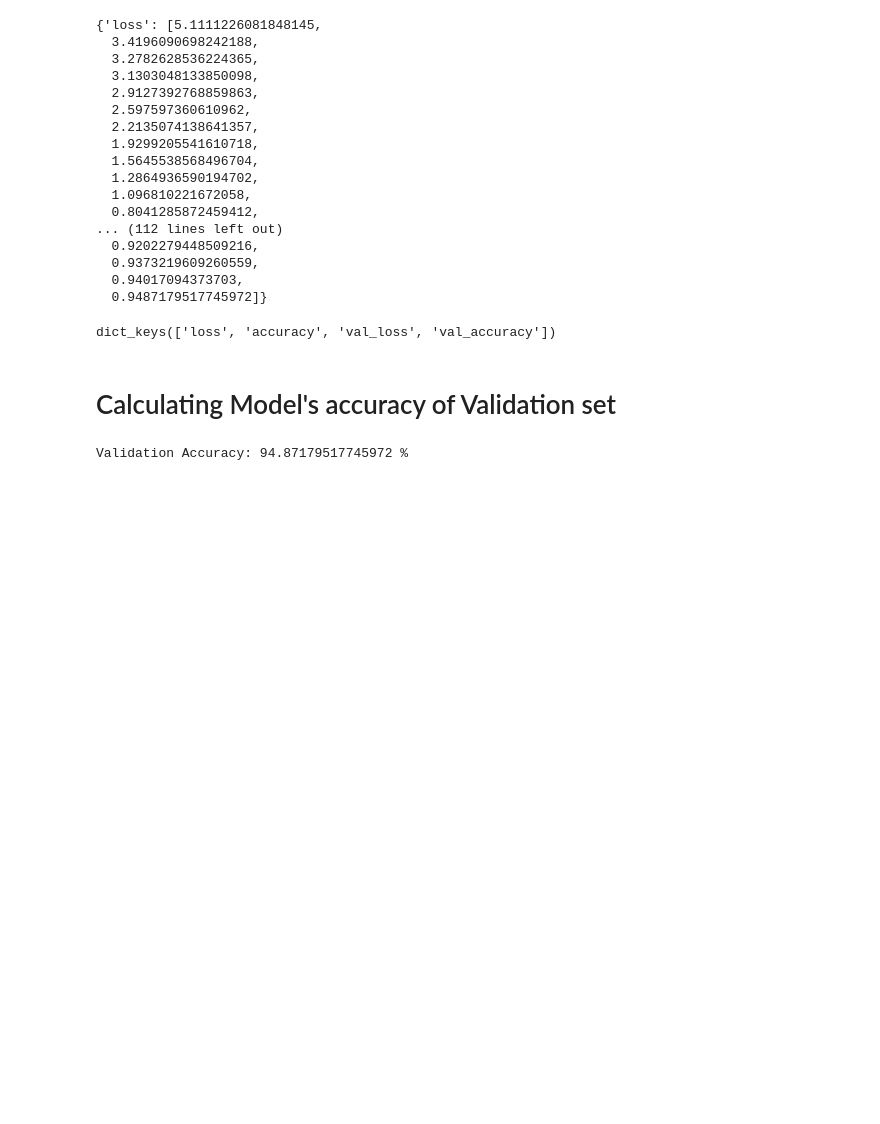
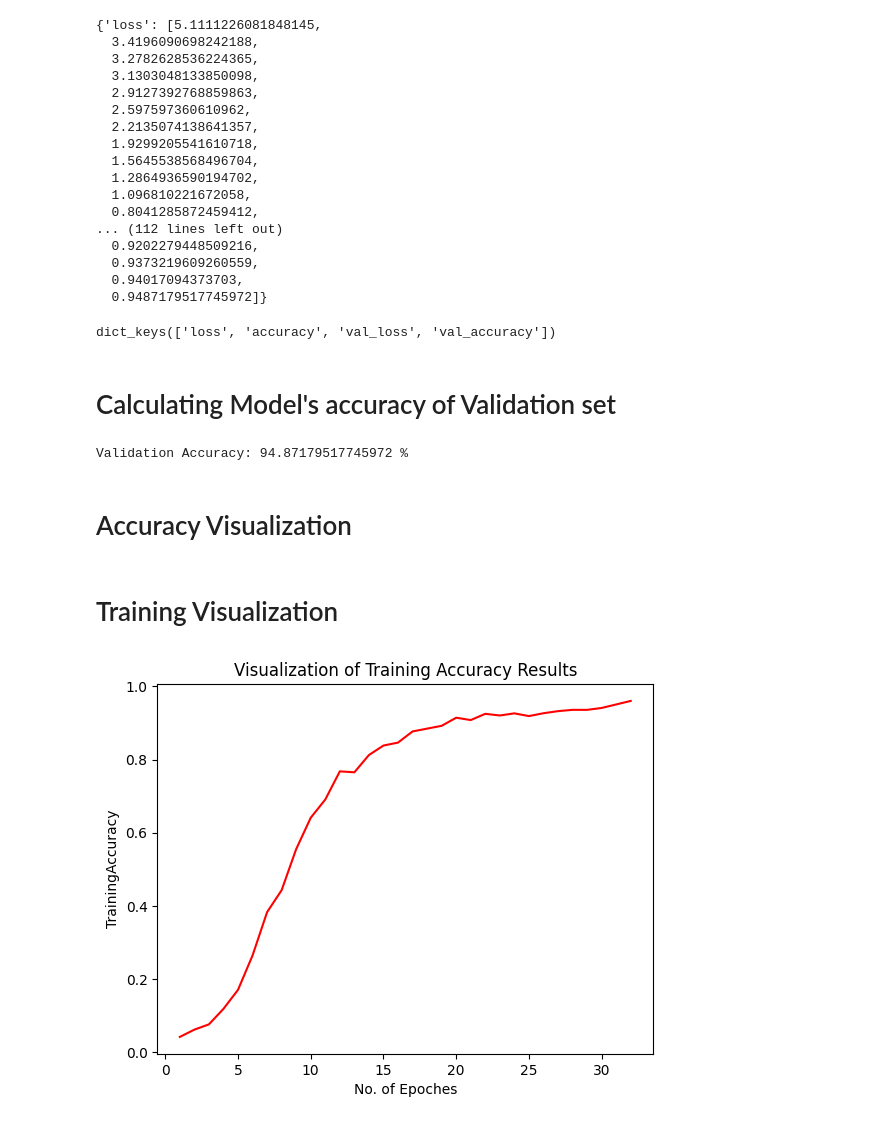
Before and after one commit to AhmedRady66/FarmEye_Portfolio, a Jupyter notebook: training_model.ipynb, the cells around one changed output. Drawn from its saved outputs; the diff is of its cells as text; code cells hidden in the pictures; blank space fills up the shorter version.

Commit message:
Training and Validation Accuracy

```diff
--- a/training_model.ipynb
+++ b/training_model.ipynb
@@ -154,3 +153,17 @@ dict_keys(['loss', 'accuracy', 'val_loss', 'val_accuracy'])
 print(f"Validation Accuracy: {training_history.history['val_accuracy'][-1] * 100} %")
 # %% [output]
 Validation Accuracy: 94.87179517745972 %
+# %% [markdown]
+# Accuracy Visualization
+# %% [markdown]
+# Training Visualization
+# %%
+epochs = [i for i in range(1, 33)]
+# %%
+plt.plot(epochs, training_history.history['accuracy'], color='red')
+plt.xlabel("No. of Epoches")
+plt.ylabel("TrainingAccuracy")
+plt.title("Visualization of Training Accuracy Results")
+plt.show()
+# %% [output]
+[figure, added]
```
Also changed, not shown: parts of 3 cells of this notebook.
